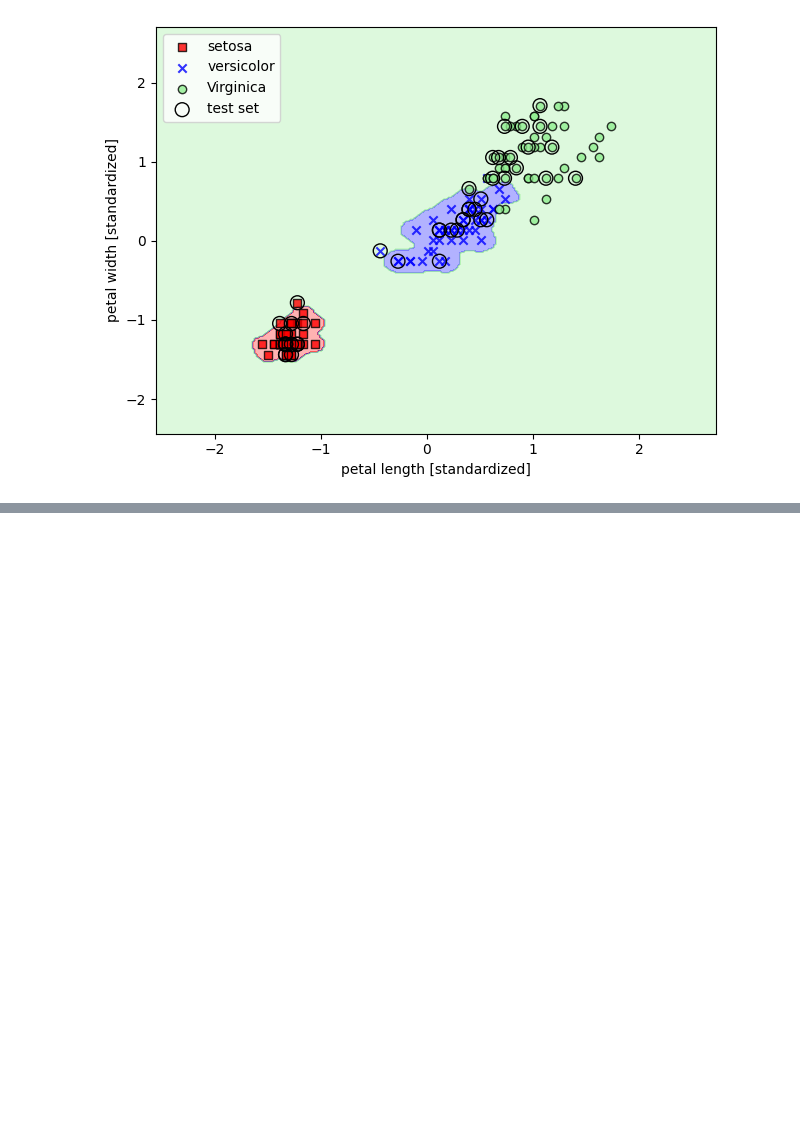
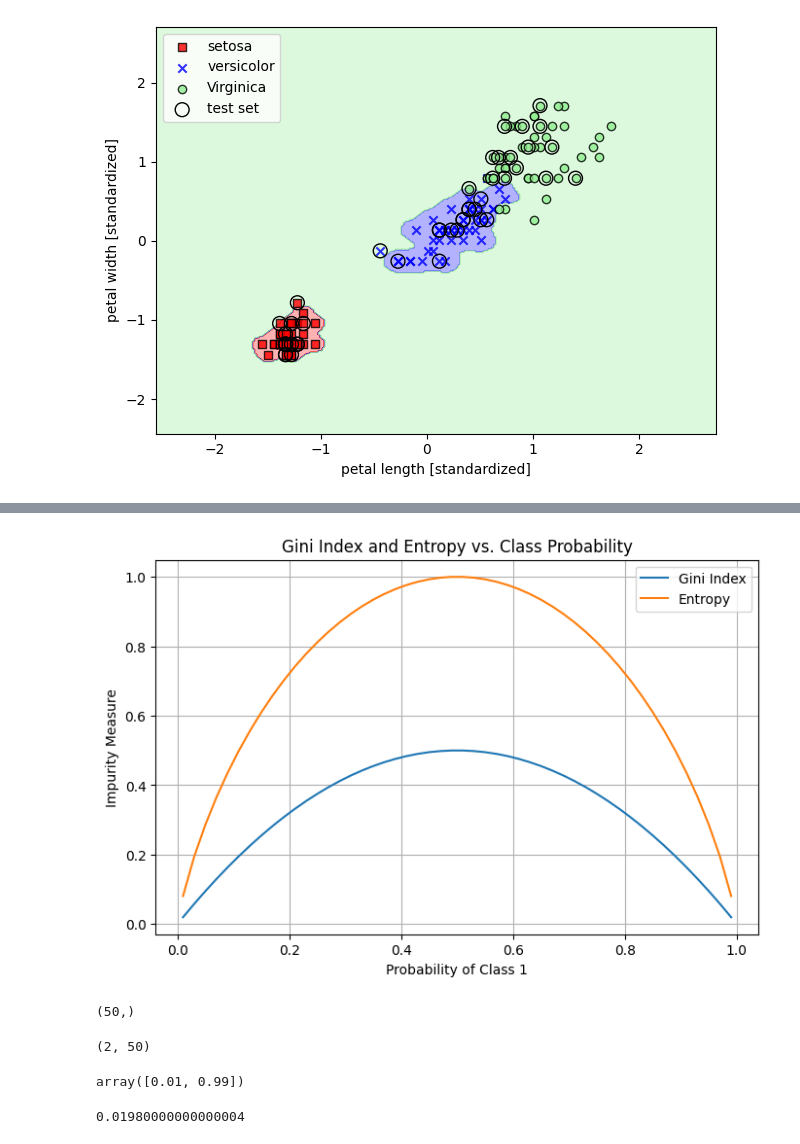
Before and after one commit to AP-BigQ/ML, a Jupyter notebook: Sebastian_PythonML/ch03/ch03.ipynb, the cells around one changed output, grey strips where cells are left out. Cells and saved outputs as stored; diff of their text form; code cells hidden in the pictures; blank space fills up the shorter version.

```diff
--- a/Sebastian_PythonML/ch03/ch03.ipynb
+++ b/Sebastian_PythonML/ch03/ch03.ipynb
@@ -518,0 +572,50 @@ plt.show()
+# %%
+import numpy as np
+import matplotlib.pyplot as plt
+
+def gini_index(p):
+    return 1 - np.sum(p ** 2)
+
+def entropy(p):
+    p_log2_p = np.where(p > 0, p * np.log2(p), 0)
+    return -np.sum(p_log2_p)
+
+# Generate sample data with varying impurity
+probabilities = np.linspace(0.01, 0.99, 50)  # Array from 0.01 to 0.99 for one class
+data = np.array([probabilities, 1 - probabilities])  # Two classes
+
+# Calculate Gini Index and Entropy
+gini_values = [gini_index(p) for p in data.T]
+entropy_values = [entropy(p) for p in data.T]
+
+# Plotting
+plt.figure(figsize=(8, 5))
+
+plt.plot(probabilities, gini_values, label="Gini Index")
+plt.plot(probabilities, entropy_values, label="Entropy")
+
+plt.xlabel("Probability of Class 1")
+plt.ylabel("Impurity Measure")
+plt.title("Gini Index and Entropy vs. Class Probability")
+
+plt.legend()
+plt.grid(True)
+plt.show()
+# %% [output]
+[figure, added]
+# %%
+probabilities.shape
+# %% [output]
+(50,)
+# %%
+data.shape
+# %% [output]
+(2, 50)
+# %%
+data.T[0]
+# %% [output]
+array([0.01, 0.99])
+# %%
+gini_values[0]
+# %% [output]
+0.01980000000000004
```
Also changed, not shown: parts of 16 cells of this notebook.
